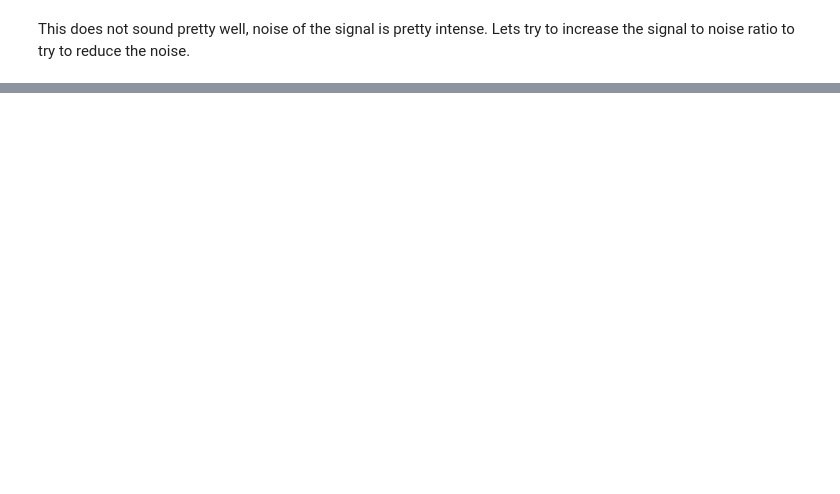
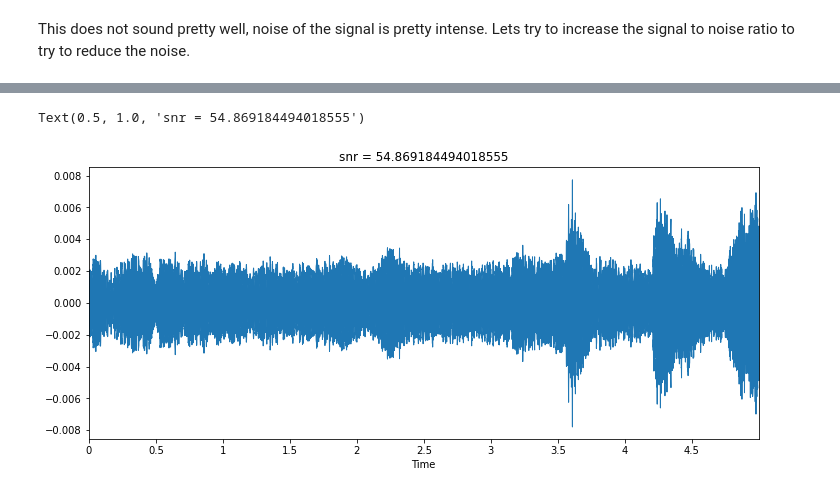
Before and after one commit to Timgrau/Projektarbeit-1, a Jupyter notebook: notebooks/first_notebook.ipynb, the cells around one changed output, grey strips where cells are left out. Saved outputs shown, nothing was run; the diff lists cells and outputs as text; code cells hidden in the pictures; blank space fills up the shorter version.

Commit message:
snr & mean power calc added

```diff
--- a/notebooks/first_notebook.ipynb
+++ b/notebooks/first_notebook.ipynb
@@ -120,5 +127,12 @@ signal to noise ratio to try to reduce the noise.
 # %%
 # calculate the constant
 a = calculation.constant(power_s,power_n,20)
-print(a)
+print("factor= %s" %a)
+
+# Multiply factor with audio signal
+noise_test = noise_test/a
+power_n = calculation.meanPower(noise_test)
+snr_n = calculation.snr(power_s,power_n)
+
+print("new snr = %s" %snr_n)
 # %% [output]
@@ -125,0 +141,9 @@ print(a)
+# %%
+noisy_signal = noise_test+audio_test
+
+path = "/home/timo/Musik/noisy_test_signal.wav"
+sf.write(path,noisy_signal,loadData.SAMPLE_RATE)
+
+print("noisy_sound with SNR = %s " % snr_n)
+ipd.Audio(path)
+#wrong calculation but less noise
@@ -125,0 +153,7 @@ print(a)
+# %%
+plt.figure(figsize=(12,5))
+lr.display.waveplot(noisy_signal,sr = sr)
+plt.title("snr = %s"%snr_n)
+# %% [output]
+Text(0.5, 1.0, 'snr = 54.869184494018555')
+[figure, added]
```
Also changed, not shown: parts of 3 cells of this notebook, 1 other file.
